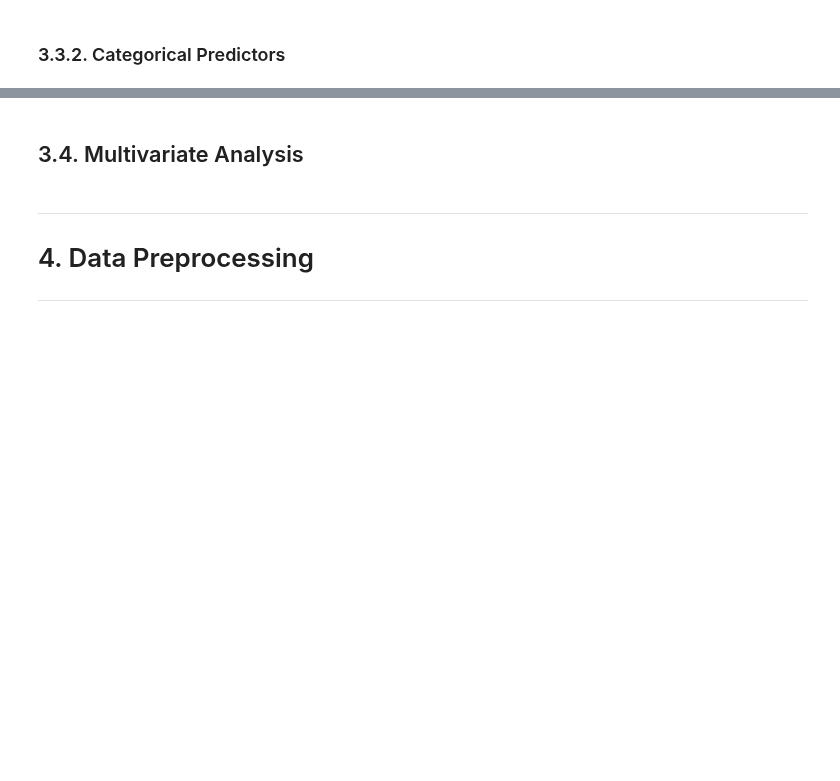
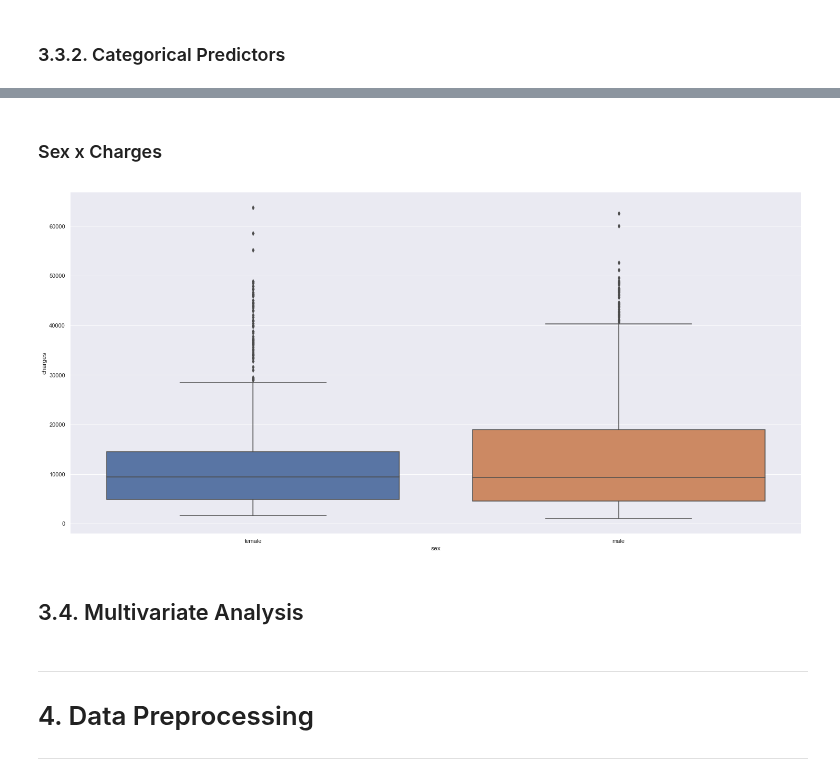
Before and after one commit to Meigarom/Predictive-Analytics, a Jupyter notebook: notebooks/Predictive-Analytics-Look.ipynb, the cells around one changed output, grey strips where cells are left out. Saved outputs shown, nothing was run; the diff lists cells and outputs as text; code cells hidden in the pictures; blank space fills up the shorter version.

```diff
--- a/notebooks/Predictive-Analytics-Look.ipynb
+++ b/notebooks/Predictive-Analytics-Look.ipynb
@@ -125,3 +145,9 @@ plt.bar( df_raw['bmi'], df_raw['charges'] );
+# %% [markdown]
+### Sex x Charges
+# %%
+sns.boxplot( df_raw['sex'], df_raw['charges'] );
+# %% [output]
+[figure, added]
 # %% [markdown]
 ## 3.4. Multivariate Analysis
 # %% [markdown]
```
Also changed, not shown: parts of 7 cells of this notebook.
